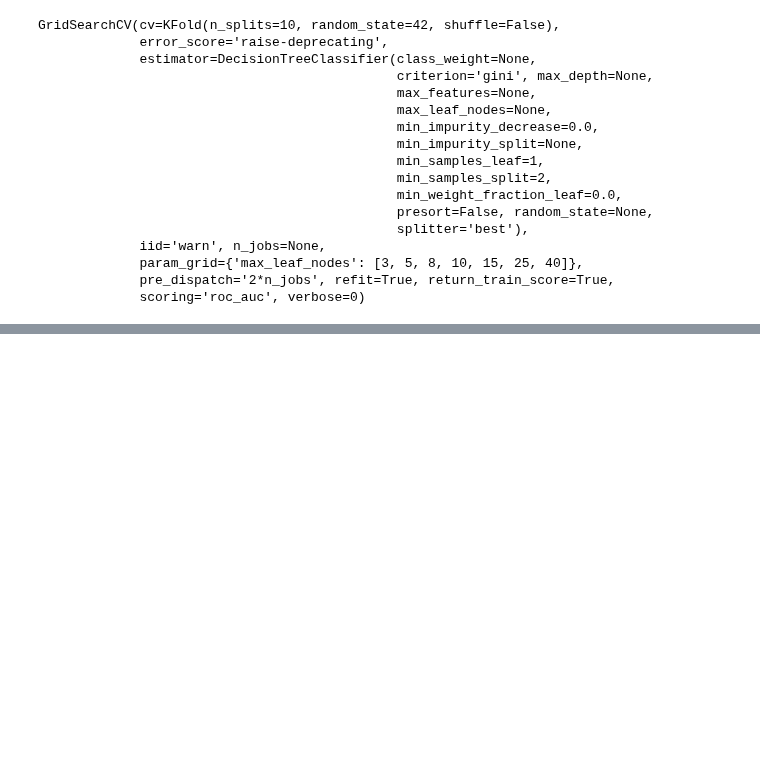
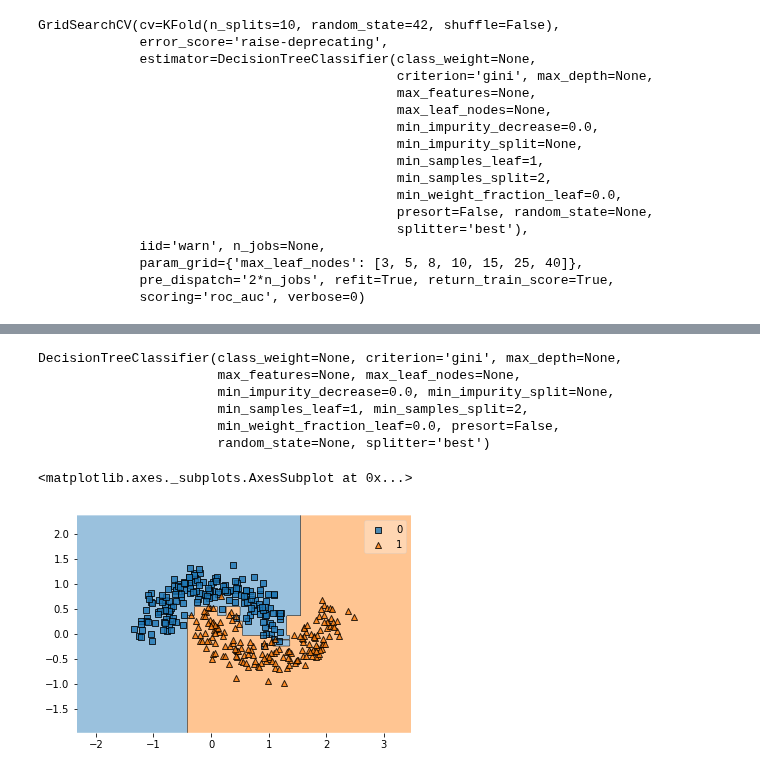
Before and after one commit to OneStepAndTwoSteps/Data_Analysis_notes, a Jupyter notebook: 数据分析-项目实战/5、决策树/决策树.ipynb, the cells around one changed output, grey strips where cells are left out. Saved outputs shown, nothing was run; the diff lists cells and outputs as text; code cells hidden in the pictures; blank space fills up the shorter version.

```diff
--- a/数据分析-项目实战/5、决策树/决策树.ipynb
+++ b/数据分析-项目实战/5、决策树/决策树.ipynb
@@ -322,0 +449,4 @@ dict_keys(['mean_fit_time', 'std_fit_time', 'mean_score_time', 'std_score_time',
+# %%
+x,y = datasets.make_moons(n_samples=500, noise=0.2)
+
+x_train,x_test,y_train,y_test = train_test_split(x,y,test_size = 0.3)
@@ -322,0 +456,15 @@ dict_keys(['mean_fit_time', 'std_fit_time', 'mean_score_time', 'std_score_time',
+# %%
+dt_clf = DecisionTreeClassifier()
+dt_clf.fit(x_train,y_train)
+# %% [output]
+DecisionTreeClassifier(class_weight=None, criterion='gini', max_depth=None,
+                       max_features=None, max_leaf_nodes=None,
+                       min_impurity_decrease=0.0, min_impurity_split=None,
+                       min_samples_leaf=1, min_samples_split=2,
+                       min_weight_fraction_leaf=0.0, presort=False,
+                       random_state=None, splitter='best')
+# %%
+plot_decision_regions(x_train,y_train,dt_clf)
+# %% [output]
+<matplotlib.axes._subplots.AxesSubplot at 0x...>
+[figure, added]
```
Also changed, not shown: parts of 30 cells of this notebook, 4 other files.
